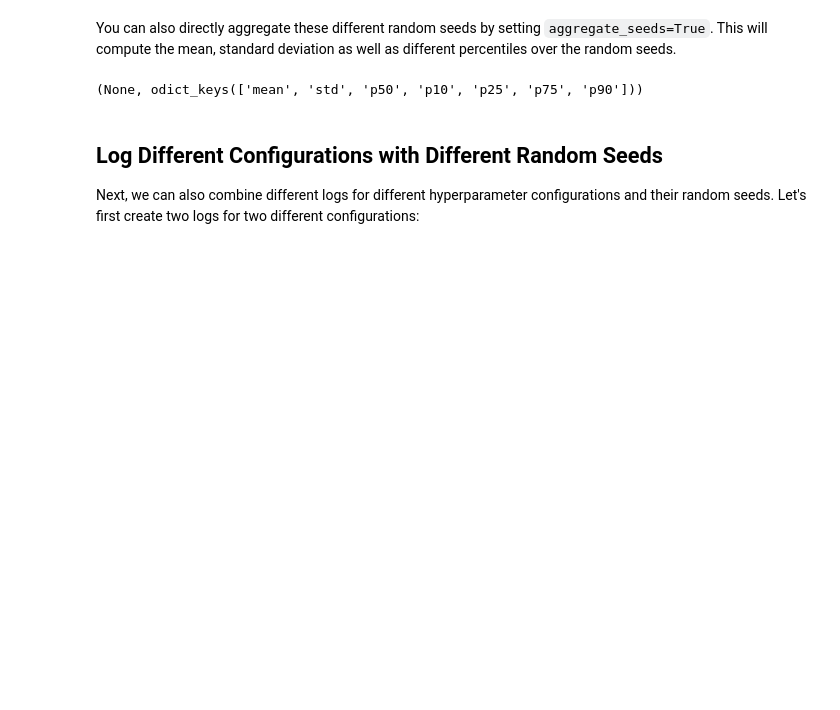
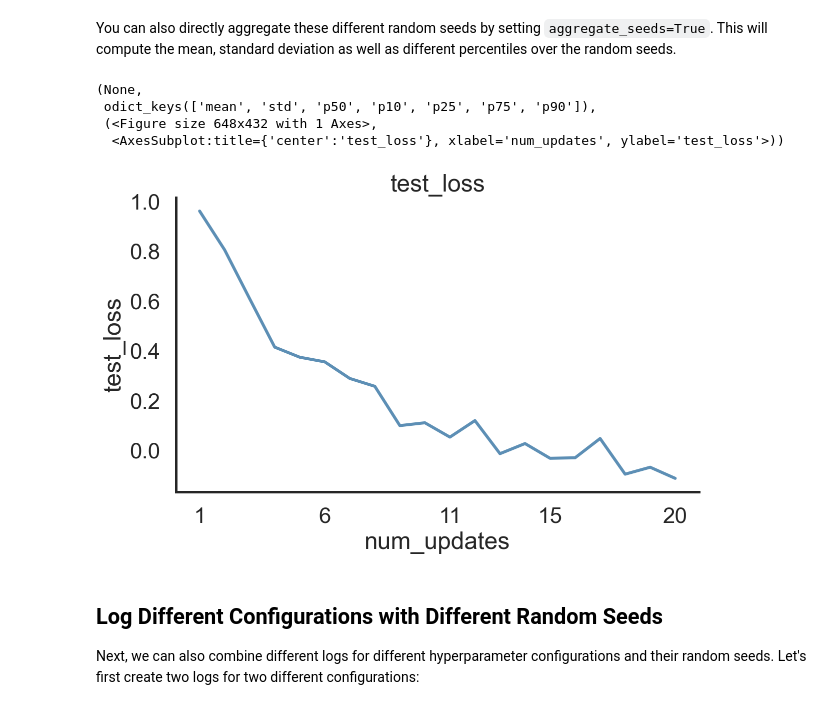
Before and after one commit to mle-infrastructure/mle-logging, a Jupyter notebook: examples/getting_started.ipynb, the cells around one changed output. Saved outputs shown, nothing was run; the diff lists cells and outputs as text; code cells hidden in the pictures; blank space fills up the shorter version.

```diff
--- a/examples/getting_started.ipynb
+++ b/examples/getting_started.ipynb
@@ -217,9 +234,13 @@ You can also directly aggregate these different random seeds by setting `aggrega
 # %%
 # Load the merged log and aggregate over random seeds (compute stats)
 log = load_log(experiment_dir, aggregate_seeds=True)
-log.eval_ids, log.stats.train_loss.keys()
+log.eval_ids, log.stats.train_loss.keys(), log.plot("test_loss", "num_updates")
 # %% [output]
-(None, odict_keys(['mean', 'std', 'p50', 'p10', 'p25', 'p75', 'p90']))
+(None,
+ odict_keys(['mean', 'std', 'p50', 'p10', 'p25', 'p75', 'p90']),
+ (<Figure size 648x432 with 1 Axes>,
+  <AxesSubplot:title={'center':'test_loss'}, xlabel='num_updates', ylabel='test_loss'>))
+[figure, added]
 # %% [markdown]
 ## Log Different Configurations with Different Random Seeds
 
```
Also changed, not shown: parts of 15 cells of this notebook, 6 other files.
